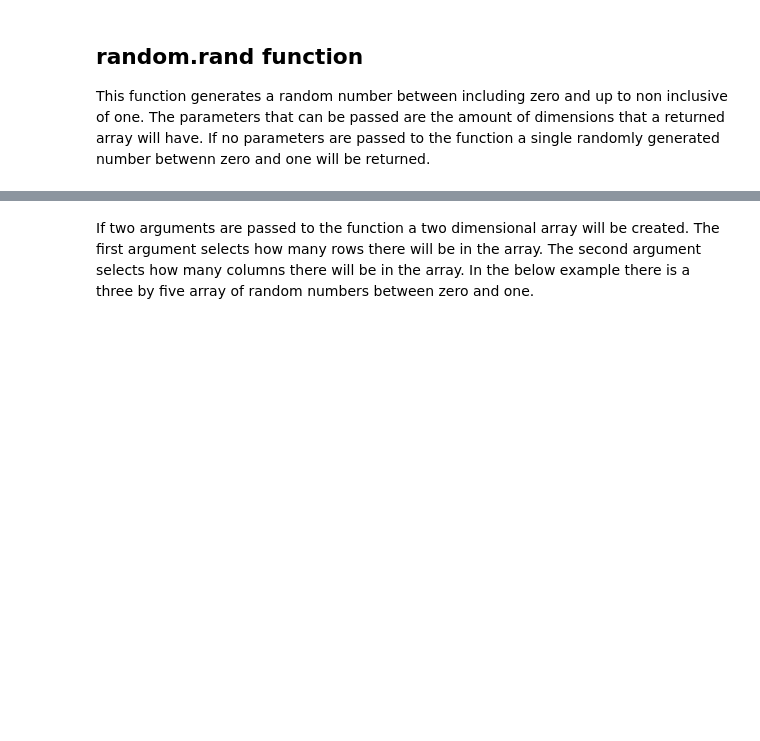
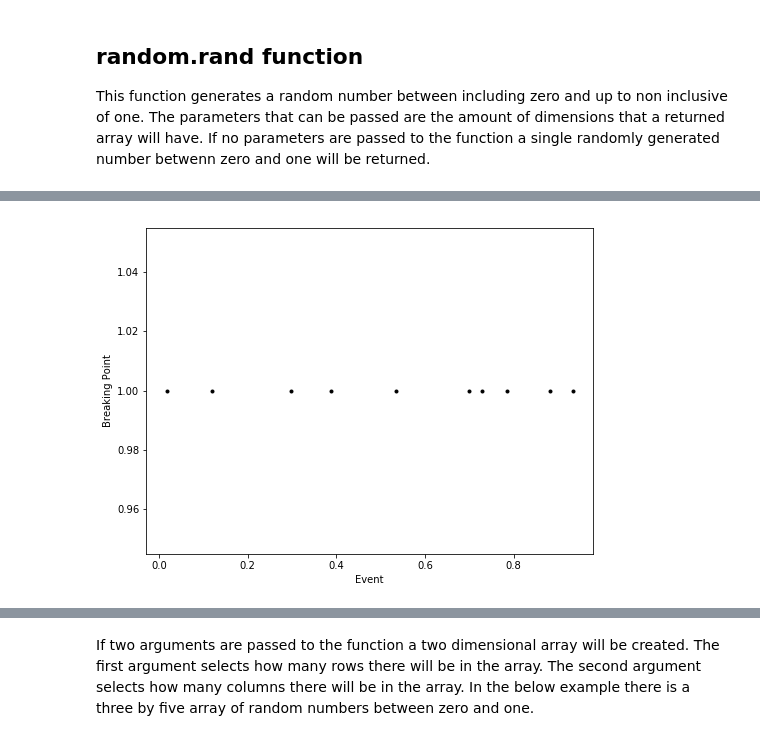
Before and after one commit to kevgleeson78/Emerge-tech-assign, a Jupyter notebook: numpy-random.ipynb, the cells around one changed output, grey strips where cells are left out. Cells and saved outputs as stored; diff of their text form; code cells hidden in the pictures; blank space fills up the shorter version.

```diff
--- a/numpy-random.ipynb
+++ b/numpy-random.ipynb
@@ -36,0 +43,2 @@ np.random.rand()
+# %%
+t = np.random.rand(1,10)
@@ -36,0 +57,7 @@ np.random.rand()
+# %%
+plt.plot(t, 1, 'k.')
+plt.xlabel('Event')
+plt.ylabel('Breaking Point')
+plt.show()
+# %% [output]
+[figure, added]
```
Also changed, not shown: parts of 18 cells of this notebook.
